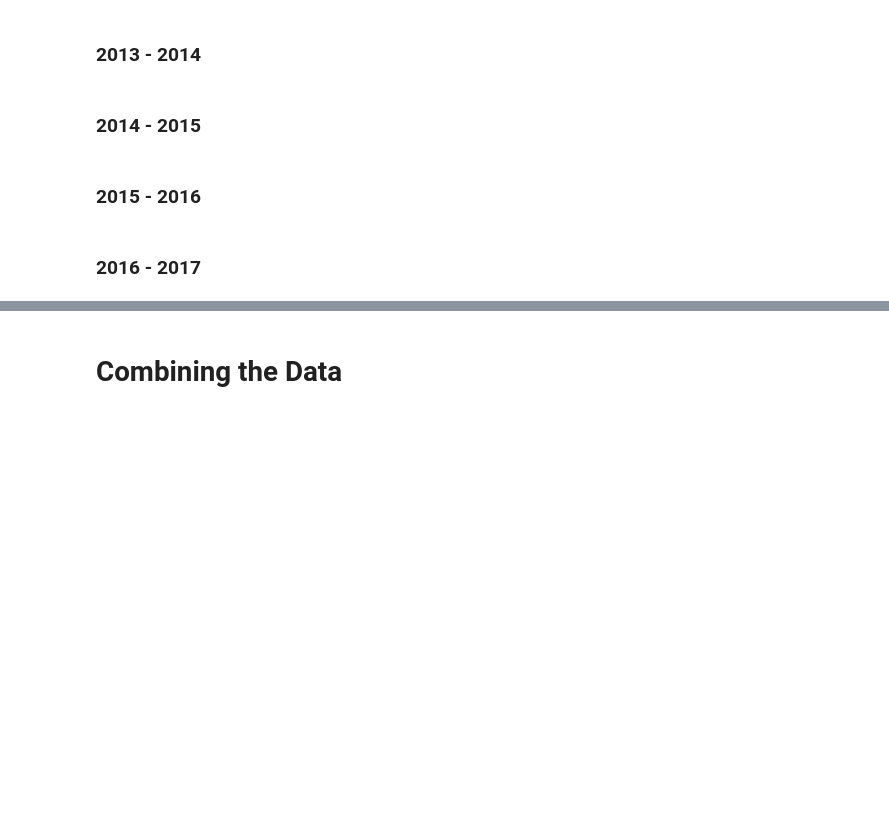
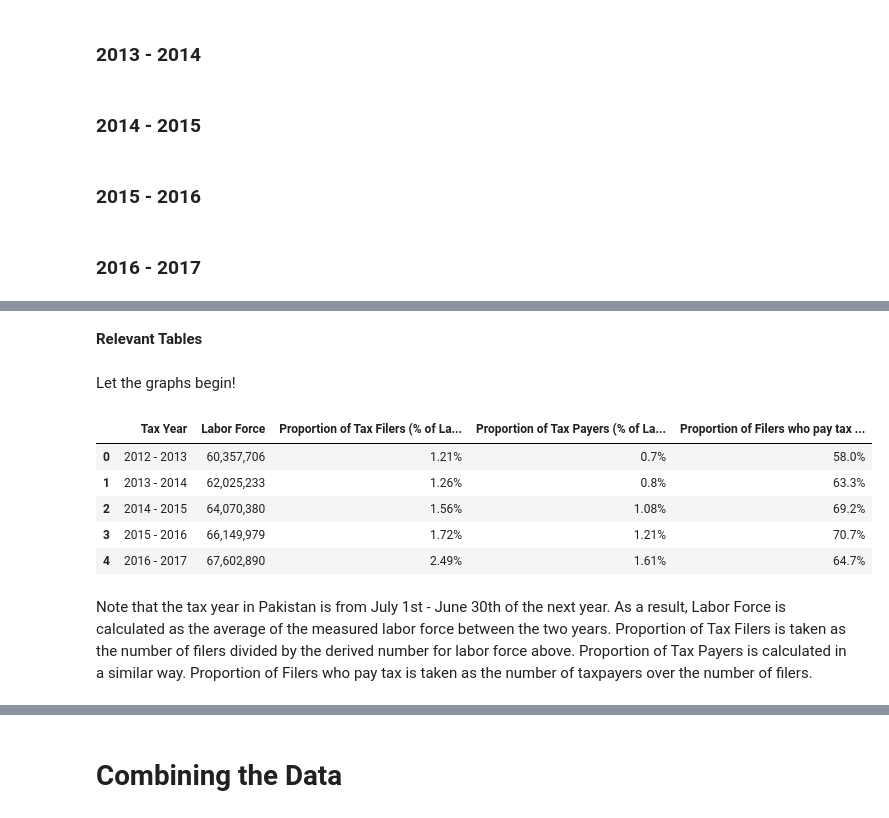
Before and after one commit to ali-aka-ahmed/DistributionalNationalAccounts-Pakistan, a Jupyter notebook: data_files/Calculations.ipynb, the cells around one changed output, grey strips where cells are left out. Drawn from its saved outputs; the diff is of its cells as text; code cells hidden in the pictures; blank space fills up the shorter version.

```diff
--- a/data_files/Calculations.ipynb
+++ b/data_files/Calculations.ipynb
@@ -1767,0 +2332,11 @@ file already exists: 2015_ParliamentarianTax
+# %%
+taxes_paid_2015_16 = taxes_paid_2015_16[:-1]
+
+taxable_incomes_salaried_2015_16 = [calculate_taxable_income(i, tax_levels_salaried_2015_16, 0.3) for i in taxes_paid_2015_16]
+taxable_incomes_nonsalaried_2015_16 = [calculate_taxable_income(i, tax_levels_nonsalaried_2015_16, 0.35) for i in taxes_paid_2015_16]
+
+num_filers_2015_16 = len(registration_numbers_2015_16)
+num_taxpayers_2015_16 = len(taxes_paid_2015_16)
+
+proportion_filers_2015_16 = num_filers_2015_16 / ((labor_force_total["2015"][1] + labor_force_total["2016"][1]) / 2)
+proportion_taxpayers_2015_16 = num_taxpayers_2015_16 / ((labor_force_total["2015"][1] + labor_force_total["2016"][1]) / 2)
@@ -1767,0 +2360,2 @@ file already exists: 2015_ParliamentarianTax
+# %% [markdown]
+**Relevant Tables**
@@ -1767,0 +2376,51 @@ file already exists: 2015_ParliamentarianTax
+# %% [markdown]
+Let the graphs begin!
+# %%
+lf2012 = format_number(int_average(labor_force_total["2012"][1], labor_force_total["2013"][1]))
+lf2013 = format_number(int_average(labor_force_total["2013"][1], labor_force_total["2014"][1]))
+lf2014 = format_number(int_average(labor_force_total["2014"][1], labor_force_total["2015"][1]))
+lf2015 = format_number(int_average(labor_force_total["2015"][1], labor_force_total["2016"][1]))
+lf2016 = format_number(int_average(labor_force_total["2016"][1], labor_force_total["2017"][1]))
+
+pf2012 = format_percent(proportion_filers_2012_13, 2)
+pf2013 = format_percent(proportion_filers_2013_14, 2)
+pf2014 = format_percent(proportion_filers_2014_15, 2)
+pf2015 = format_percent(proportion_filers_2015_16, 2)
+pf2016 = format_percent(proportion_filers_2016_17, 2)
+
+tx2012 = format_percent(proportion_taxpayers_2012_13, 2)
+tx2013 = format_percent(proportion_taxpayers_2013_14, 2)
+tx2014 = format_percent(proportion_taxpayers_2014_15, 2)
+tx2015 = format_percent(proportion_taxpayers_2015_16, 2)
+tx2016 = format_percent(proportion_taxpayers_2016_17, 2)
+
+pt2012 = format_percent(num_taxpayers_2012_13 / num_filers_2012_13, 1)
+pt2013 = format_percent(num_taxpayers_2013_14 / num_filers_2013_14, 1)
+pt2014 = format_percent(num_taxpayers_2014_15 / num_filers_2014_15, 1)
+pt2015 = format_percent(num_taxpayers_2015_16 / num_filers_2015_16, 1)
+pt2016 = format_percent(num_taxpayers_2016_17 / num_filers_2016_17, 1)
+
+d = {
+    'Tax Year': ["2012 - 2013", "2013 - 2014", "2014 - 2015", "2015 - 2016", "2016 - 2017"],
+    'Labor Force': [lf2012, lf2013, lf2014, lf2015, lf2016],
+    'Proportion of Tax Filers (% of Labor Force)': [pf2012, pf2013, pf2014, pf2015, pf2016],
+    'Proportion of Tax Payers (% of Labor Force)': [tx2012, tx2013, tx2014, tx2015, tx2016],
+    'Proportion of Filers who pay tax (% of Filers)': [pt2012, pt2013, pt2014, pt2015, pt2016]
+    }
+
+df = pd.DataFrame(data=d)
+df = df[["Tax Year", "Labor Force", "Proportion of Tax Filers (% of Labor Force)", "Proportion of Tax Payers (% of Labor Force)", "Proportion of Filers who pay tax (% of Filers)"]]
+df
+# %% [output]
+|  | Tax Year | Labor Force | Proportion of Tax Filers (% of La... | Proportion of Tax Payers (% of La... | Proportion of Filers who pay tax ... |
+| 0 | 2012 - 2013 | 60,357,706 | 1.21% | 0.7% | 58.0% |
+| 1 | 2013 - 2014 | 62,025,233 | 1.26% | 0.8% | 63.3% |
+| 2 | 2014 - 2015 | 64,070,380 | 1.56% | 1.08% | 69.2% |
+| 3 | 2015 - 2016 | 66,149,979 | 1.72% | 1.21% | 70.7% |
+| 4 | 2016 - 2017 | 67,602,890 | 2.49% | 1.61% | 64.7% |
+# %% [markdown]
+Note that the tax year in Pakistan is from July 1st - June 30th of the next year.
+As a result, Labor Force is calculated as the average of the measured labor force between the two years.
+Proportion of Tax Filers is taken as the number of filers divided by the derived number for labor force above.
+Proportion of Tax Payers is calculated in a similar way.
+Proportion of Filers who pay tax is taken as the number of taxpayers over the number of filers.
```
Also changed, not shown: parts of 92 cells of this notebook, 9 other files.
